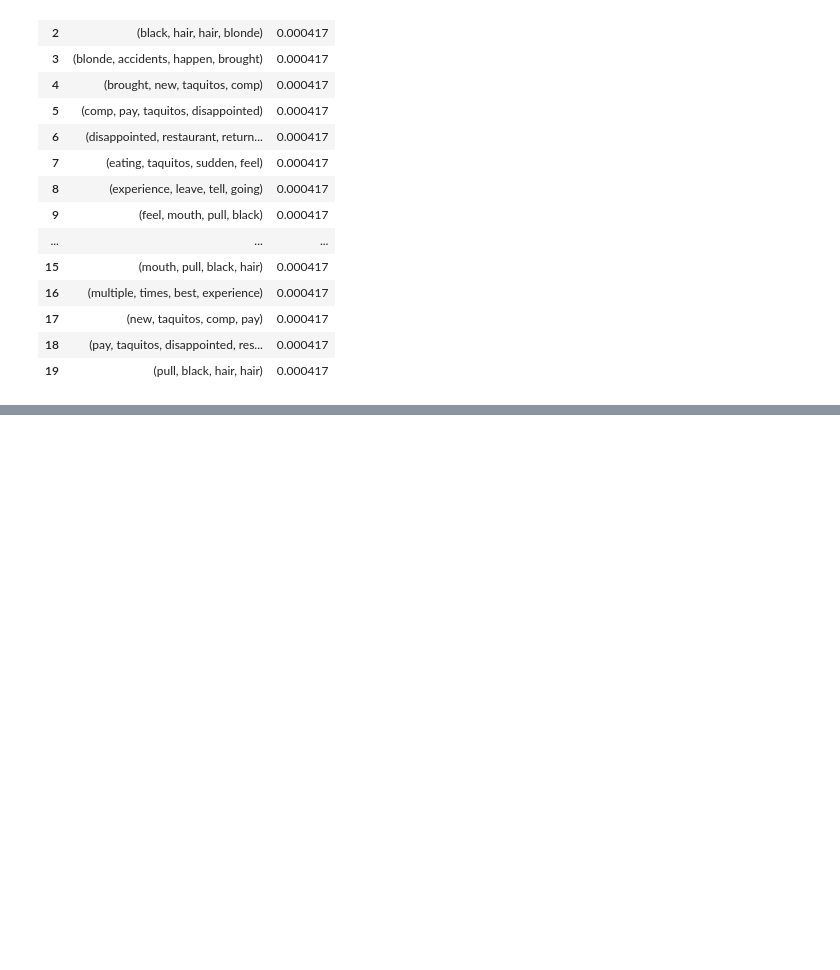
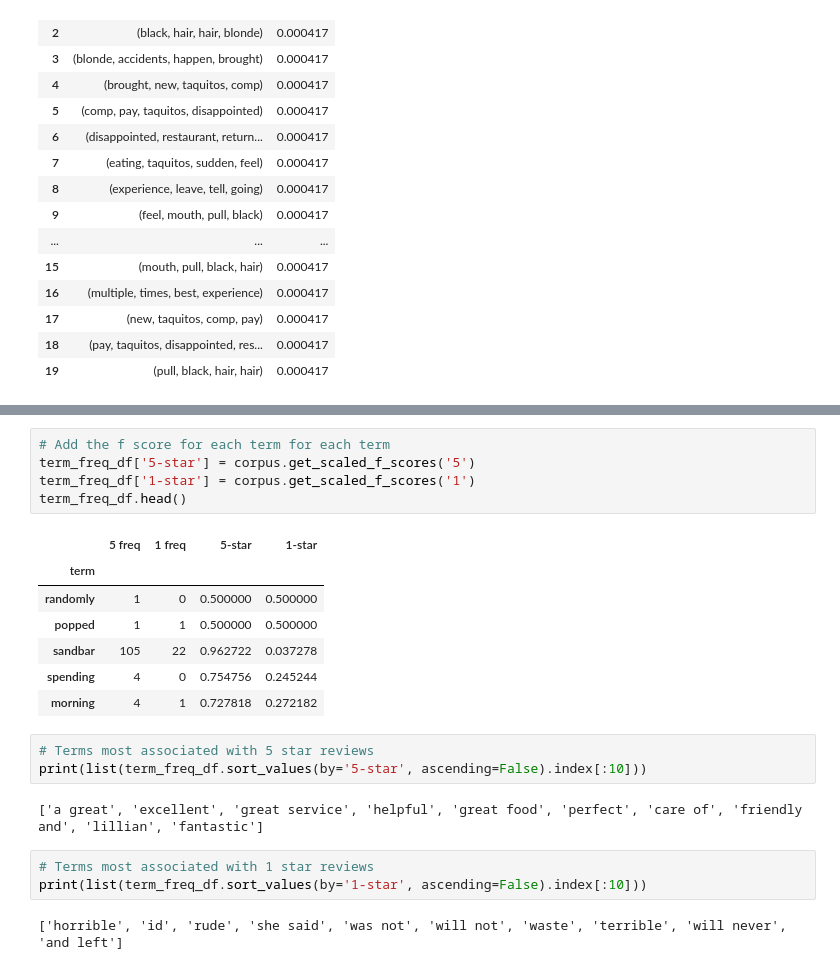
Before and after one commit to Rovidicus/Natural-Language-Processing, a Jupyter notebook: Text_in_Dataframe.ipynb, the cells around one changed output, grey strips where cells are left out. Cells and saved outputs as stored; diff of their text form; blank space fills up the shorter version.

```diff
--- a/Text_in_Dataframe.ipynb
+++ b/Text_in_Dataframe.ipynb
@@ -816,0 +1196,23 @@ get_ngram_measures_finder(low_reviews_tokens_exploded_list, ngrams=4, top_n=20)
+# %%
+# Add the f score for each term for each term
+term_freq_df['5-star'] = corpus.get_scaled_f_scores('5')
+term_freq_df['1-star'] = corpus.get_scaled_f_scores('1')
+term_freq_df.head()
+# %% [output]
+|  | 5 freq | 1 freq | 5-star | 1-star |
+| term |  |  |  |  |
+| randomly | 1 | 0 | 0.500000 | 0.500000 |
+| popped | 1 | 1 | 0.500000 | 0.500000 |
+| sandbar | 105 | 22 | 0.962722 | 0.037278 |
+| spending | 4 | 0 | 0.754756 | 0.245244 |
+| morning | 4 | 1 | 0.727818 | 0.272182 |
+# %%
+# Terms most associated with 5 star reviews
+print(list(term_freq_df.sort_values(by='5-star', ascending=False).index[:10]))
+# %% [output]
+['a great', 'excellent', 'great service', 'helpful', 'great food', 'perfect', 'care of', 'friendly and', 'lillian', 'fantastic']
+# %%
+# Terms most associated with 1 star reviews
+print(list(term_freq_df.sort_values(by='1-star', ascending=False).index[:10]))
+# %% [output]
+['horrible', 'id', 'rude', 'she said', 'was not', 'will not', 'waste', 'terrible', 'will never', 'and left']
```
Also changed, not shown: parts of 36 cells of this notebook, 3 other files.
